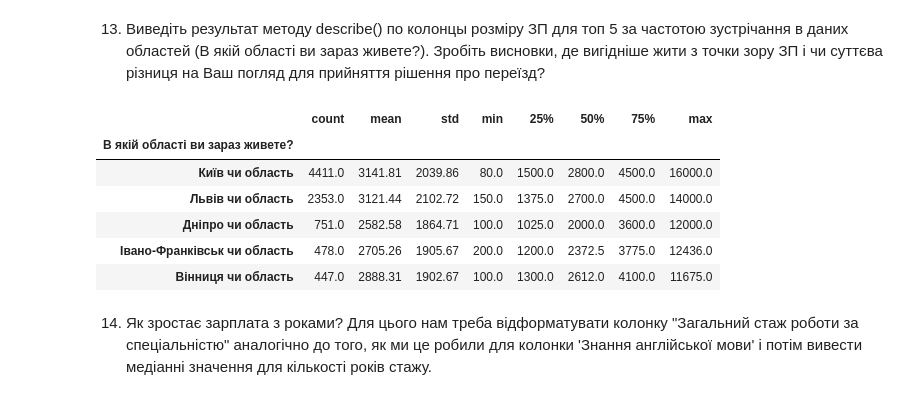
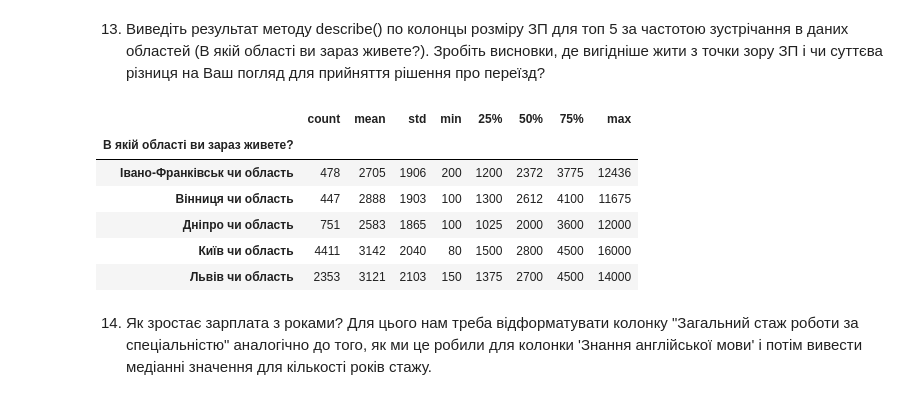
Before and after one commit to Yulia-Momotyuk/DLA-data-analysis-practice, a Jupyter notebook: Python/Additional Task/Additional Task 4 Pandas.ipynb, the cells around one changed output. Saved outputs shown, nothing was run; the diff lists cells and outputs as text; code cells hidden in the pictures.

```diff
--- a/Python/Additional Task/Additional Task 4 Pandas.ipynb
+++ b/Python/Additional Task/Additional Task 4 Pandas.ipynb
@@ -257,16 +258,18 @@ median_salaries
 _Досвідчені фахівці (наприклад, Senior, Tech Lead, Architect) отримують вищу зарплату порівняно з (Intern/Trainee, Junior). Зростання рівня знання англійської мови може підвищити зарплату на кілька тисяч доларів, проте для деяких низьких тайтлів (наприклад, Intern/Trainee) англійська мова може бути менш важливою, але вона все одно підвищує зарплату_
 # %% [markdown]
 13. Виведіть результат методу describe() по колонцы розміру ЗП для топ 5 за частотою зустрічання в даних областей (В якій області ви зараз живете?). Зробіть висновки, де вигідніше жити з точки зору ЗП і чи суттєва різниця на Ваш погляд для прийняття рішення про переїзд?
+# %%
+top_districts = df['В якій області ви зараз живете?'].value_counts().sort_values(ascending=False).head(5).index
 # %%
-df.groupby('В якій області ви зараз живете?')['Зарплата у $$$ за місяць, лише ставка після сплати податків'].describe().sort_values(by = "count", ascending=False).head(5).round(2)
+df[df['В якій області ви зараз живете?'].isin(top_districts)].groupby('В якій області ви зараз живете?')['Зарплата у $$$ за місяць, лише ставка після сплати податків'].describe().style.background_gradient().format('{:.0f}')
 # %% [output]
 |  | count | mean | std | min | 25% | 50% | 75% | max |
 | В якій області ви зараз живете? |  |  |  |  |  |  |  |  |
-| Київ чи область | 4411.0 | 3141.81 | 2039.86 | 80.0 | 1500.0 | 2800.0 | 4500.0 | 16000.0 |
-| Львів чи область | 2353.0 | 3121.44 | 2102.72 | 150.0 | 1375.0 | 2700.0 | 4500.0 | 14000.0 |
-| Дніпро чи область | 751.0 | 2582.58 | 1864.71 | 100.0 | 1025.0 | 2000.0 | 3600.0 | 12000.0 |
-| Івано-Франківськ чи область | 478.0 | 2705.26 | 1905.67 | 200.0 | 1200.0 | 2372.5 | 3775.0 | 12436.0 |
-| Вінниця чи область | 447.0 | 2888.31 | 1902.67 | 100.0 | 1300.0 | 2612.0 | 4100.0 | 11675.0 |
+| Івано-Франківськ чи область | 478 | 2705 | 1906 | 200 | 1200 | 2372 | 3775 | 12436 |
+| Вінниця чи область | 447 | 2888 | 1903 | 100 | 1300 | 2612 | 4100 | 11675 |
+| Дніпро чи область | 751 | 2583 | 1865 | 100 | 1025 | 2000 | 3600 | 12000 |
+| Київ чи область | 4411 | 3142 | 2040 | 80 | 1500 | 2800 | 4500 | 16000 |
+| Львів чи область | 2353 | 3121 | 2103 | 150 | 1375 | 2700 | 4500 | 14000 |
 # %% [markdown]
 14. Як зростає зарплата з роками? Для цього нам треба відформатувати колонку "Загальний стаж роботи за спеціальністю" аналогічно до того, як ми це робили для колонки 'Знання англійської мови' і потім вивести медіанні значення для кількості років стажу.
 # %%
```
Also changed, not shown: parts of 3 cells of this notebook.
